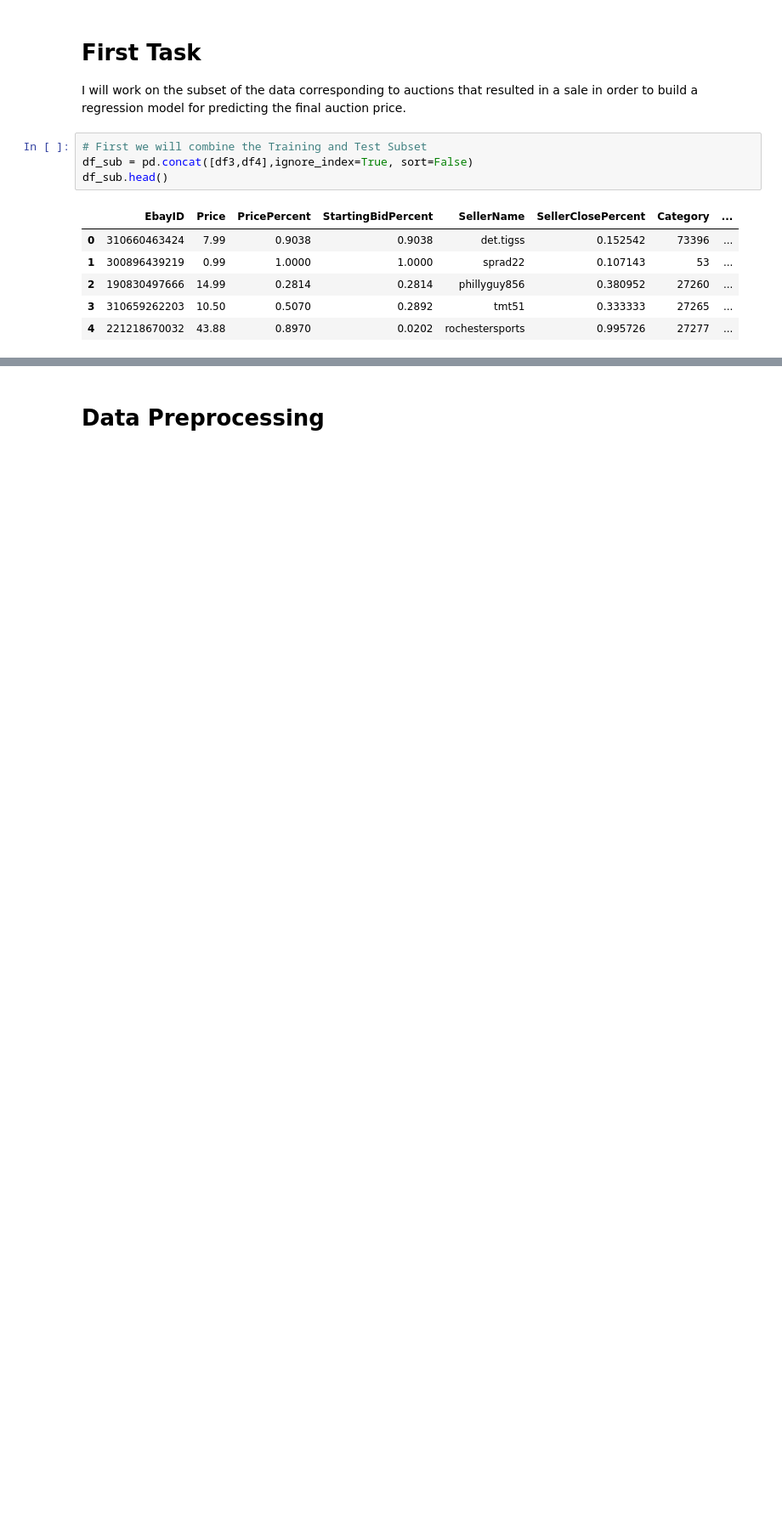
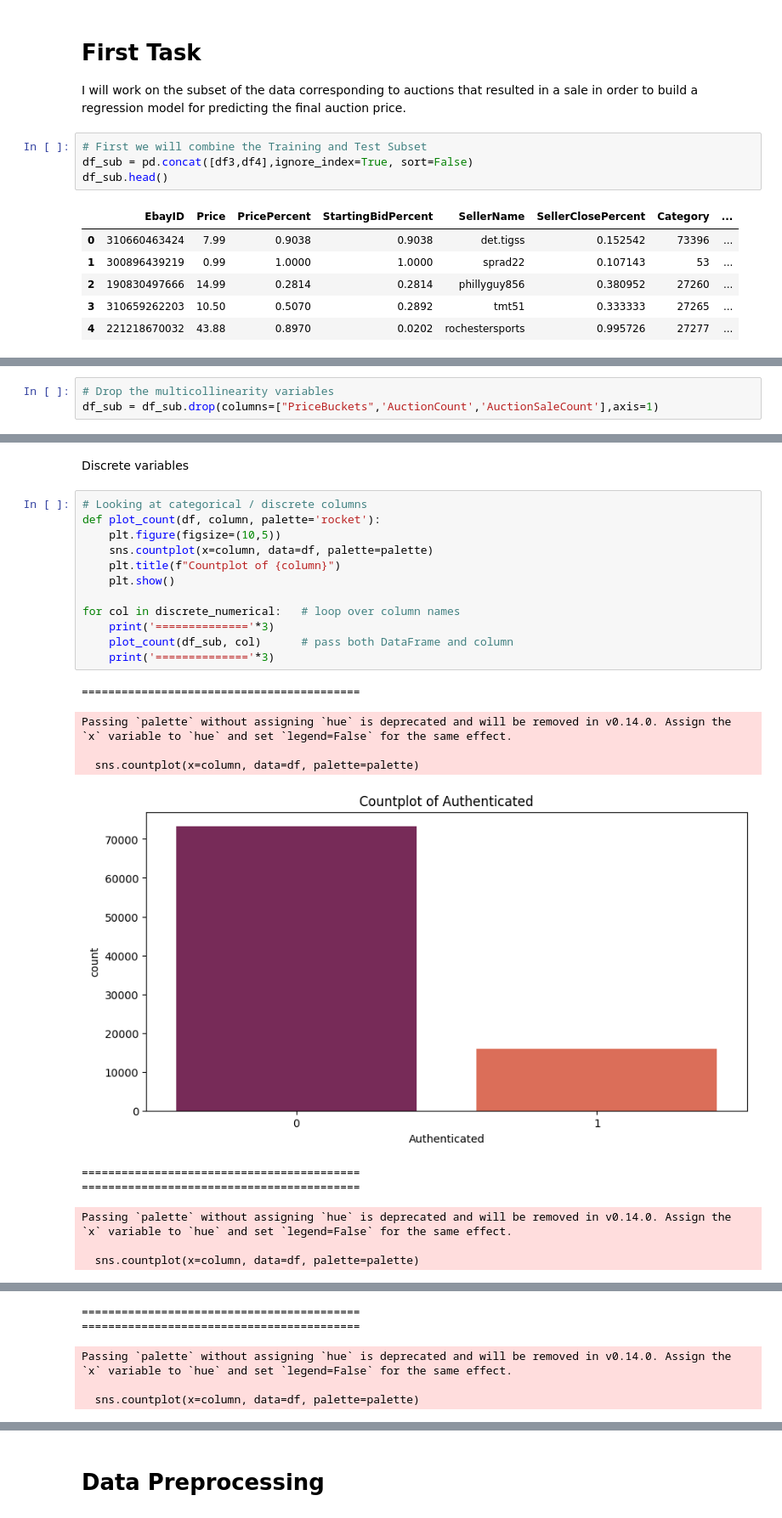
Before and after one commit to CharalamposZisis/Ebay_sales, a Jupyter notebook: main.ipynb, the cells around one changed output, grey strips where cells are left out. Shown at 85% size. Cells and saved outputs as stored; diff of their text form; blank space fills up the shorter version.

```diff
--- a/main.ipynb
+++ b/main.ipynb
@@ -247,0 +262,3 @@ df_sub.shape
+# %%
+# Drop the multicollinearity variables
+df_sub = df_sub.drop(columns=["PriceBuckets",'AuctionCount','AuctionSaleCount'],axis=1)
@@ -247,0 +326,25 @@ df_sub.shape
+# %% [markdown]
+Discrete variables
+# %%
+# Looking at categorical / discrete columns
+def plot_count(df, column, palette='rocket'):
+    plt.figure(figsize=(10,5))
+    sns.countplot(x=column, data=df, palette=palette)
+    plt.title(f"Countplot of {column}")
+    plt.show()
+
+for col in discrete_numerical:   # loop over column names
+    print('=============='*3)
+    plot_count(df_sub, col)      # pass both DataFrame and column
+    print('=============='*3)
+# %% [output]
+==========================================
+Passing `palette` without assigning `hue` is deprecated and will be removed in v0.14.0. Assign the `x` variable to `hue` and set `legend=False` for the same effect.
+
+  sns.countplot(x=column, data=df, palette=palette)
+[figure, added]
+==========================================
+==========================================
+Passing `palette` without assigning `hue` is deprecated and will be removed in v0.14.0. Assign the `x` variable to `hue` and set `legend=False` for the same effect.
+
+  sns.countplot(x=column, data=df, palette=palette)
@@ -247,0 +352,5 @@ df_sub.shape
+==========================================
+==========================================
+Passing `palette` without assigning `hue` is deprecated and will be removed in v0.14.0. Assign the `x` variable to `hue` and set `legend=False` for the same effect.
+
+  sns.countplot(x=column, data=df, palette=palette)
```
Also changed, not shown: parts of 36 cells of this notebook, 1 other file.
